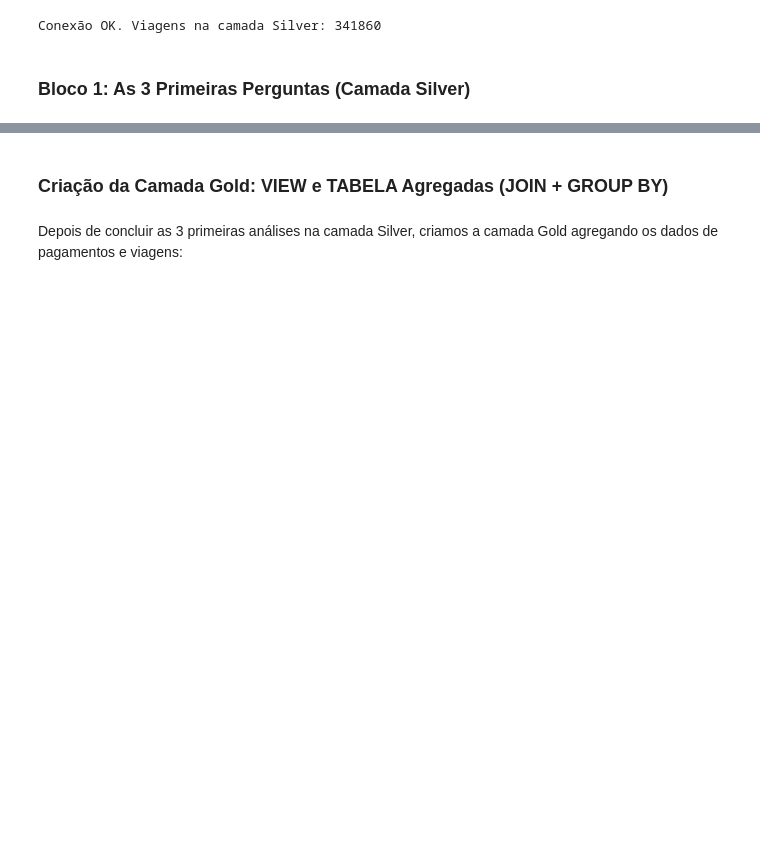
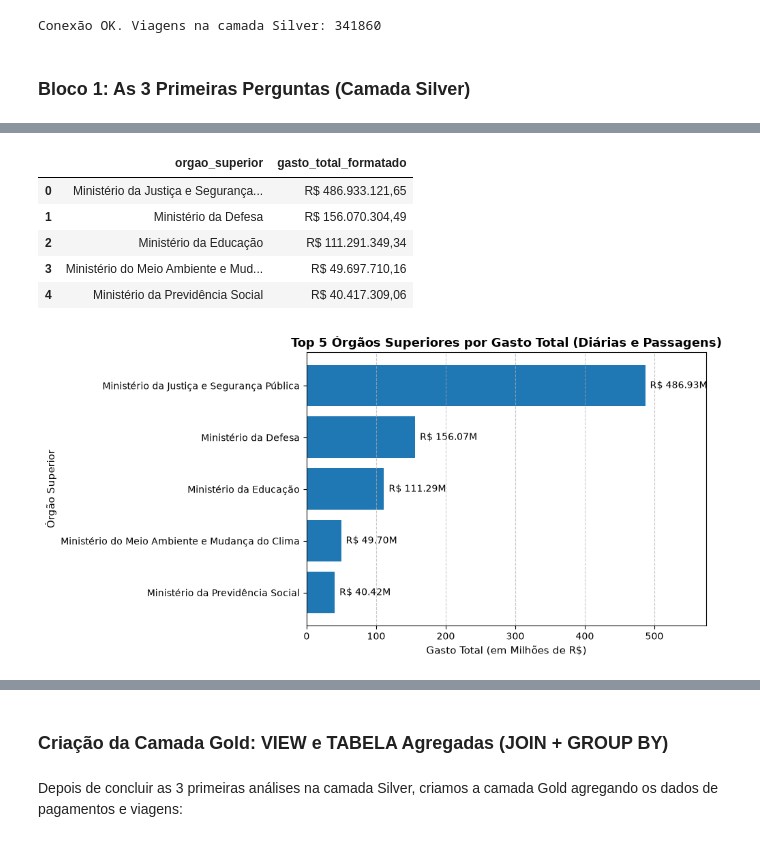
Before and after one commit to claudinha08/analise-de-dados-python, a Jupyter notebook: ProjetoFinal_ClaudiaPedroso_T5/3_analise.ipynb, the cells around one changed output, grey strips where cells are left out. Drawn from its saved outputs; the diff is of its cells as text; code cells hidden in the pictures; blank space fills up the shorter version.

```diff
--- a/ProjetoFinal_ClaudiaPedroso_T5/3_analise.ipynb
+++ b/ProjetoFinal_ClaudiaPedroso_T5/3_analise.ipynb
@@ -82,0 +56,63 @@ plt.show()
+# %%
+## Identifica quais ministérios ou órgãos concentram a maior parte das despesas com diárias e passagens.
+## valor_total (diárias + passagens + outros gastos − devolução) -> calculado na camada SILVER
+
+# 1. Consulta SQL direta na tabela silver_viagem (onde valor_total já está calculado)
+sql_p1 = """
+SELECT
+    nome_orgao_superior AS orgao_superior,
+    ROUND(SUM(valor_total), 2) AS gasto_total
+FROM silver_viagem
+WHERE nome_orgao_superior IS NOT NULL
+GROUP BY nome_orgao_superior
+ORDER BY gasto_total DESC
+LIMIT 5;
+"""
+
+# 2. Execução da consulta
+df_p1 = consultar(sql_p1)
+
+# Exibição da tabela com formatação monetária (R$ 1.234.567,89)
+df_p1_formatado = df_p1.copy()
+df_p1_formatado["gasto_total_formatado"] = df_p1_formatado["gasto_total"].apply(
+    lambda x: f"R$ {x:,.2f}".replace(",", "X").replace(".", ",").replace("X", ".")
+)
+display(df_p1_formatado[["orgao_superior", "gasto_total_formatado"]])
+
+# 3. Gráfico de Barras Horizontais (Valores em Milhões de R$)
+plt.figure(figsize=(10, 5))
+
+# Ordena de baixo para cima para o 1º colocado ficar no topo do gráfico
+orgaos = df_p1["orgao_superior"][::-1]
+gastos_milhoes = (df_p1["gasto_total"] / 1e6)[::-1]
+
+barras = plt.barh(orgaos, gastos_milhoes, color="#1f77b4")
+plt.title("Top 5 Órgãos Superiores por Gasto Total (Diárias e Passagens)", fontsize=13, weight="bold")
+plt.xlabel("Gasto Total (em Milhões de R$)", fontsize=11)
+plt.ylabel("Órgão Superior", fontsize=11)
+plt.grid(axis="x", linestyle="--", alpha=0.7)
+
+# Adiciona o rótulo de valor ao lado de cada barra
+for barra in barras:
+    largura = barra.get_width()
+    plt.annotate(
+        f"R$ {largura:.2f}M",
+        xy=(largura, barra.get_y() + barra.get_height() / 2),
+        xytext=(5, 0),
+        textcoords="offset points",
+        va="center",
+        ha="left",
+        fontsize=10
+    )
+
+plt.xlim(0, max(gastos_milhoes) * 1.18)
+plt.tight_layout()
+plt.show()
+# %% [output]
+|  | orgao_superior | gasto_total_formatado |
+| 0 | Ministério da Justiça e Segurança... | R$ 486.933.121,65 |
+| 1 | Ministério da Defesa | R$ 156.070.304,49 |
+| 2 | Ministério da Educação | R$ 111.291.349,34 |
+| 3 | Ministério do Meio Ambiente e Mud... | R$ 49.697.710,16 |
+| 4 | Ministério da Previdência Social | R$ 40.417.309,06 |
+[figure, added]
```
Also changed, not shown: parts of 31 cells of this notebook, 4 other files.
